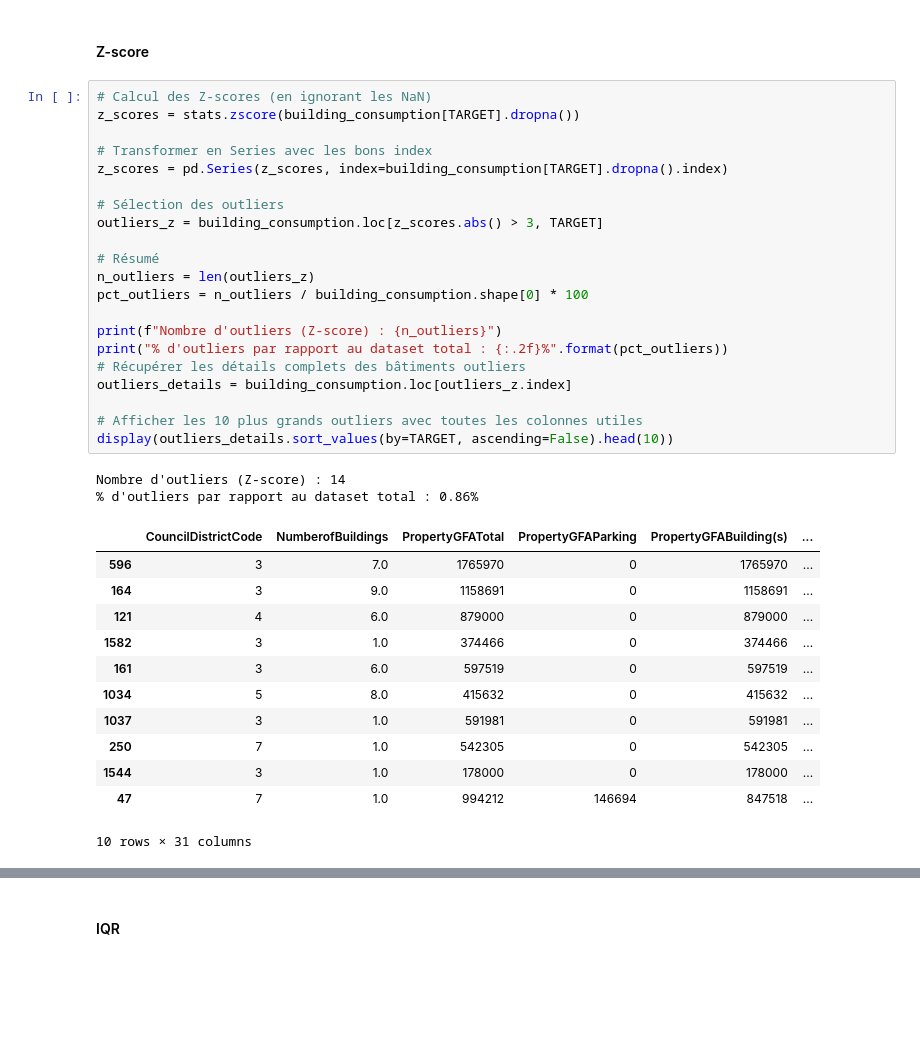
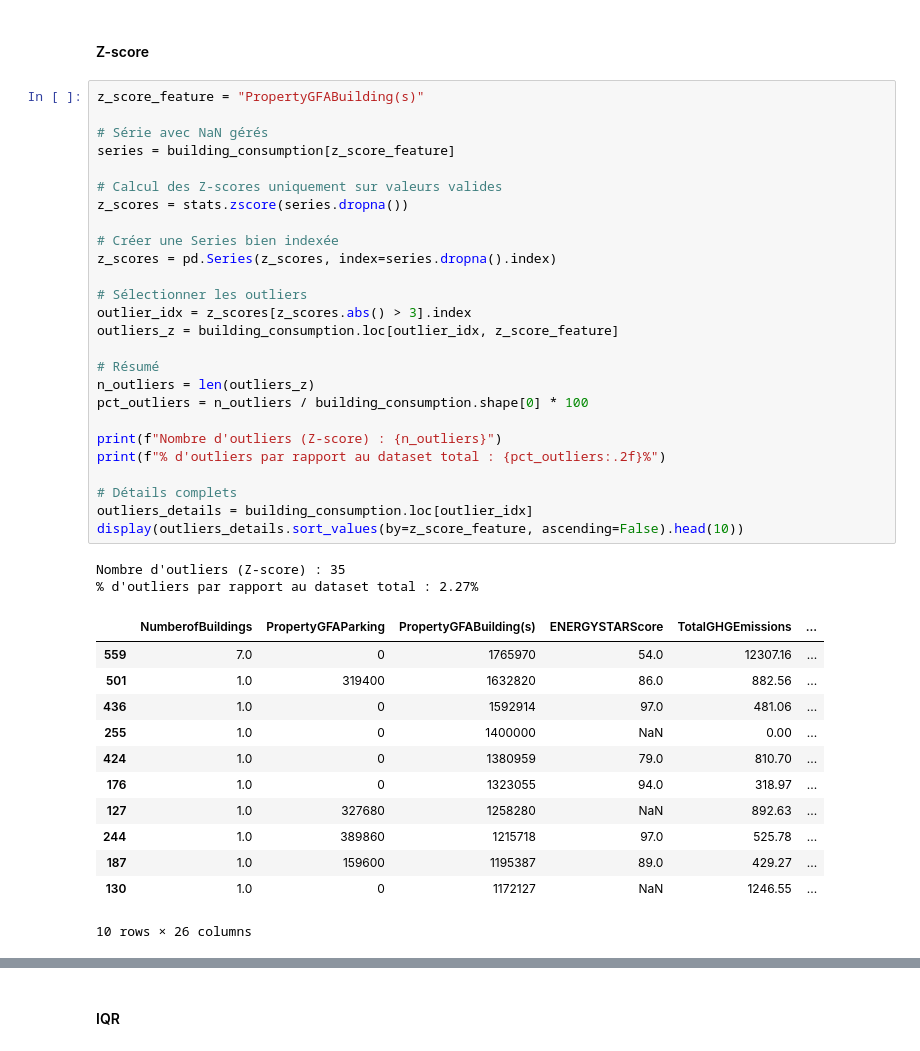
Before and after one commit to XavierCoulon/OC_P3_Seattle_Buildings_Consumption, a Jupyter notebook: notebooks/3. Préparation des features.ipynb, the cells around one changed output, grey strips where cells are left out. Cells and saved outputs as stored; diff of their text form; blank space fills up the shorter version.

```diff
--- a/notebooks/3. Préparation des features.ipynb
+++ b/notebooks/3. Préparation des features.ipynb
@@ -251,41 +240,46 @@ plt.show()
 # %% [markdown]
 #### Z-score
 # %%
-# Calcul des Z-scores (en ignorant les NaN)
-z_scores = stats.zscore(building_consumption[TARGET].dropna())
+z_score_feature = "PropertyGFABuilding(s)"
 
-# Transformer en Series avec les bons index
-z_scores = pd.Series(z_scores, index=building_consumption[TARGET].dropna().index)
+# Série avec NaN gérés
+series = building_consumption[z_score_feature]
 
-# Sélection des outliers
-outliers_z = building_consumption.loc[z_scores.abs() > 3, TARGET]
+# Calcul des Z-scores uniquement sur valeurs valides
+z_scores = stats.zscore(series.dropna())
+
+# Créer une Series bien indexée
+z_scores = pd.Series(z_scores, index=series.dropna().index)
+
+# Sélectionner les outliers
+outlier_idx = z_scores[z_scores.abs() > 3].index
+outliers_z = building_consumption.loc[outlier_idx, z_score_feature]
 
 # Résumé
 n_outliers = len(outliers_z)
 pct_outliers = n_outliers / building_consumption.shape[0] * 100
 
 print(f"Nombre d'outliers (Z-score) : {n_outliers}")
-print("% d'outliers par rapport au dataset total : {:.2f}%".format(pct_outliers))
-# Récupérer les détails complets des bâtiments outliers
-outliers_details = building_consumption.loc[outliers_z.index]
+print(f"% d'outliers par rapport au dataset total : {pct_outliers:.2f}%")
 
-# Afficher les 10 plus grands outliers avec toutes les colonnes utiles
-display(outliers_details.sort_values(by=TARGET, ascending=False).head(10))
+# Détails complets
+outliers_details = building_consumption.loc[outlier_idx]
+display(outliers_details.sort_values(by=z_score_feature, ascending=False).head(10))
 # %% [output]
-Nombre d'outliers (Z-score) : 14
-% d'outliers par rapport au dataset total : 0.86%
+Nombre d'outliers (Z-score) : 35
+% d'outliers par rapport au dataset total : 2.27%
-|  | CouncilDistrictCode | NumberofBuildings | PropertyGFATotal | PropertyGFAParking | PropertyGFABuilding(s) | ... |
-| 596 | 3 | 7.0 | 1765970 | 0 | 1765970 | ... |
-| 164 | 3 | 9.0 | 1158691 | 0 | 1158691 | ... |
-| 121 | 4 | 6.0 | 879000 | 0 | 879000 | ... |
-| 1582 | 3 | 1.0 | 374466 | 0 | 374466 | ... |
-| 161 | 3 | 6.0 | 597519 | 0 | 597519 | ... |
-| 1034 | 5 | 8.0 | 415632 | 0 | 415632 | ... |
-| 1037 | 3 | 1.0 | 591981 | 0 | 591981 | ... |
-| 250 | 7 | 1.0 | 542305 | 0 | 542305 | ... |
-| 1544 | 3 | 1.0 | 178000 | 0 | 178000 | ... |
-| 47 | 7 | 1.0 | 994212 | 146694 | 847518 | ... |
+|  | NumberofBuildings | PropertyGFAParking | PropertyGFABuilding(s) | ENERGYSTARScore | TotalGHGEmissions | ... |
+| 559 | 7.0 | 0 | 1765970 | 54.0 | 12307.16 | ... |
+| 501 | 1.0 | 319400 | 1632820 | 86.0 | 882.56 | ... |
+| 436 | 1.0 | 0 | 1592914 | 97.0 | 481.06 | ... |
+| 255 | 1.0 | 0 | 1400000 | NaN | 0.00 | ... |
+| 424 | 1.0 | 0 | 1380959 | 79.0 | 810.70 | ... |
+| 176 | 1.0 | 0 | 1323055 | 94.0 | 318.97 | ... |
+| 127 | 1.0 | 327680 | 1258280 | NaN | 892.63 | ... |
+| 244 | 1.0 | 389860 | 1215718 | 97.0 | 525.78 | ... |
+| 187 | 1.0 | 159600 | 1195387 | 89.0 | 429.27 | ... |
+| 130 | 1.0 | 0 | 1172127 | NaN | 1246.55 | ... |
-10 rows × 31 columns
+10 rows × 26 columns
 # %%
 # Si besoin d'inspecter un bâtiment en particulier
 building_consumption.loc[596]
```
Also changed, not shown: parts of 21 cells of this notebook, 4 other files.
